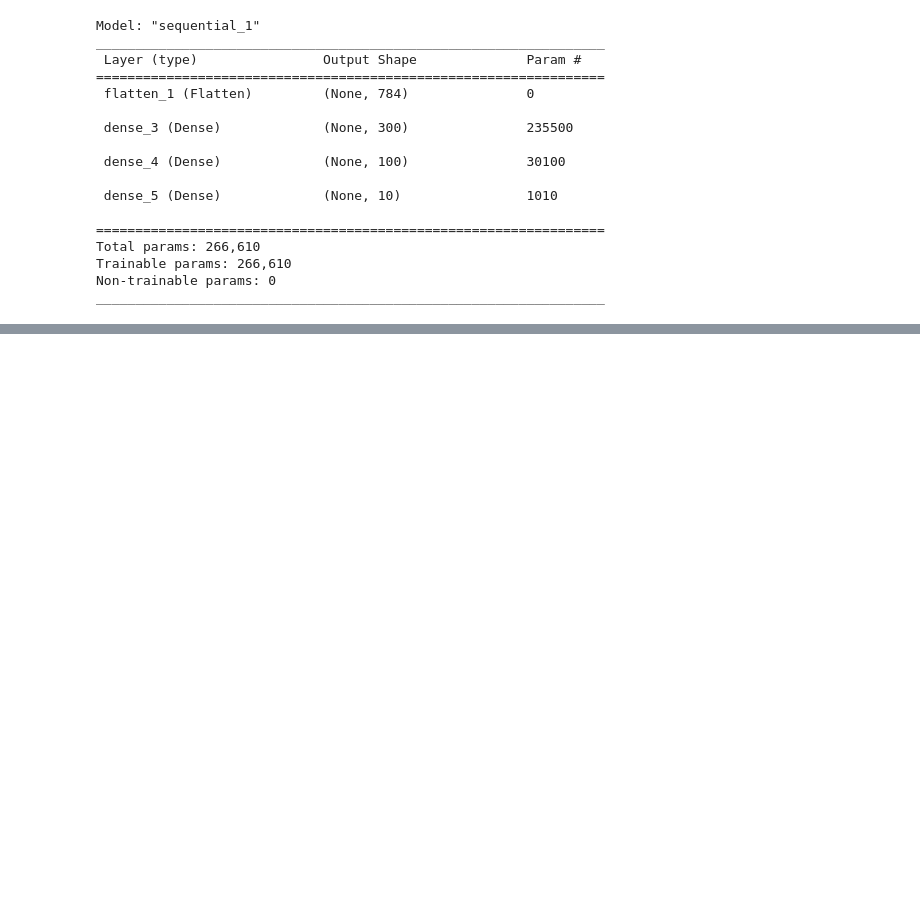
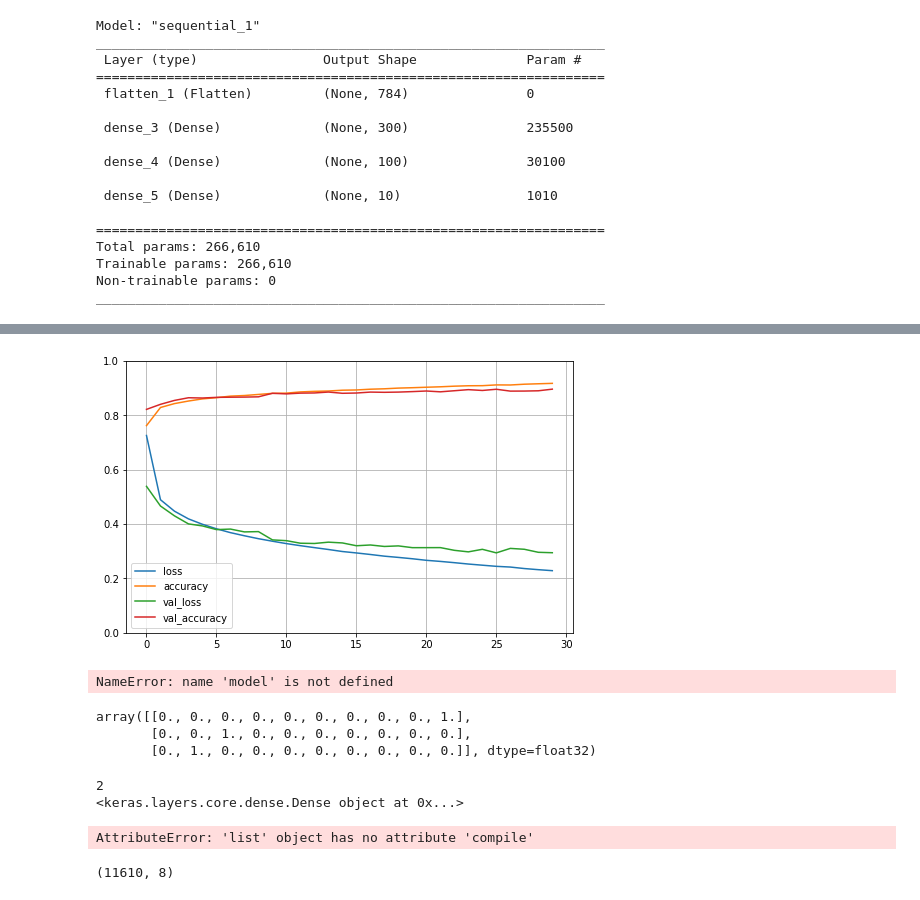
Before and after one commit to ajb5625/HOML2, a Jupyter notebook: Chapter10/ANNKeras.ipynb, the cells around one changed output, grey strips where cells are left out. Drawn from its saved outputs; the diff is of its cells as text; code cells hidden in the pictures; blank space fills up the shorter version.

```diff
--- a/Chapter10/ANNKeras.ipynb
+++ b/Chapter10/ANNKeras.ipynb
@@ -125,3 +113,9 @@ model.compile(loss='sparse_categorical_crossentropy',
              optimizer='sgd',
              metrics=['accuracy'])
 # use sparse categorical crossentropy because we have sparse labels
+# %%
+# now to train the model
+
+history = model.fit(X_train, y_train, epochs=30,
+                   validation_data=(X_valid, y_valid))
+print(history)
@@ -127,0 +140,27 @@ model.compile(loss='sparse_categorical_crossentropy',
+# %%
+# take a closer look at the model history
+import pandas as pd
+import matplotlib.pyplot as plt
+
+pd.DataFrame(history.history).plot(figsize=(8, 5))
+plt.grid(True)
+plt.gca().set_ylim(0, 1)
+plt.show()
+# %% [output]
+[figure, added]
+# %%
+# evaluate on the test set
+
+model.evaluate(X_test, y_test)
+# %% [output]
+NameError: name 'model' is not defined
+# %%
+# how to use the model to make predictions
+
+X_new = X_test[:3]
+y_proba = model.predict(X_new)
+y_proba.round(2)
+# %% [output]
+array([[0., 0., 0., 0., 0., 0., 0., 0., 0., 1.],
+       [0., 0., 1., 0., 0., 0., 0., 0., 0., 0.],
+       [0., 1., 0., 0., 0., 0., 0., 0., 0., 0.]], dtype=float32)
@@ -127,0 +183,39 @@ model.compile(loss='sparse_categorical_crossentropy',
+# %%
+import tensorflow as tf
+from tensorflow import keras
+# only one output neuron for regression with no activation function
+
+# we will use only 1 hidden layer with a small number of neurons to avoid overfitting this noisy dataset
+
+model = keras.models.Sequential = ([
+    keras.layers.Dense(30, activation='relu', input_shape=X_train.shape[1:]),
+    keras.layers.Dense(1)
+])
+print(len(model))
+print(model[0])
+# use mse loss for regression
+model.compile(loss='mean_squared_error', optimizer='sgd')
+history = model.fit(X_train, y_train, epochs=20,
+                   validation_data=(X_valid, y_valid))
+mse_test = model.evaluate(X_test, y_test)
+X_new = X_test[:3]
+y_pred = model.predict(X_new)
+# %% [output]
+2
+<keras.layers.core.dense.Dense object at 0x...>
+AttributeError: 'list' object has no attribute 'compile'
+# %%
+# keras functional api
+
+# wide and deep neural network to allow input reach end without being distorted
+# we will get the complex patterns from the deeper hidden layers and the
+# simple patterns from feeding the input layer to the concat layer
+print(X_train.shape)
+input_ = keras.layers.Input(shape=X_train.shape[1:])
+hidden1 = keras.layers.Dense(30, activation='relu')(input_)
+hidden2 = keras.layers.Dense(30, activation='relu')(hidden1)
+concat = keras.layers.concatenate([input_, hidden2])
+output = keras.layers.Dense(1)(concat)
+model = keras.Model(inputs=[input_], outputs=[output])
+# %% [output]
+(11610, 8)
```
Also changed, not shown: parts of 7 cells of this notebook, 1 other file.
